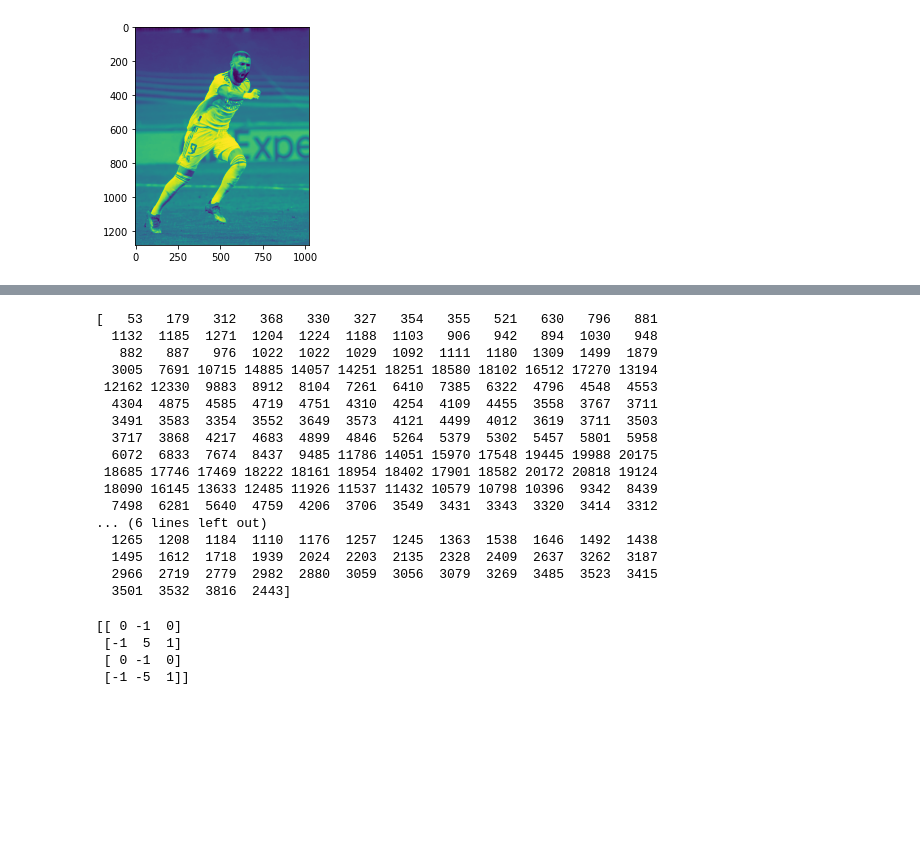
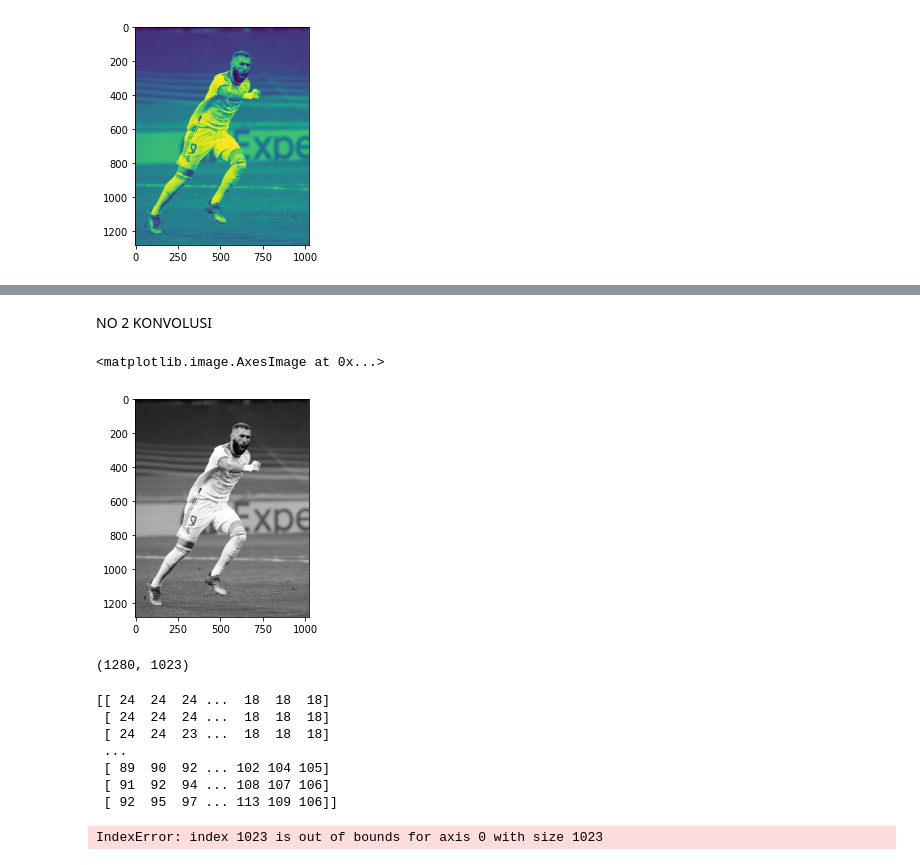
Before and after one commit to shafaio/PCD-Dasar, a Jupyter notebook: MODUL 1/jurnal.ipynb, the cells around one changed output, grey strips where cells are left out. Cells and saved outputs as stored; diff of their text form; code cells hidden in the pictures; blank space fills up the shorter version.

```diff
--- a/MODUL 1/jurnal.ipynb
+++ b/MODUL 1/jurnal.ipynb
@@ -4,5 +7,6 @@ import matplotlib.pyplot as plt
 import numpy as np
 import pandas as pd
 # %%
-img = plt.imread('./275641151_1756478724559799_6264958198694819652_n.jpg')
-imgcv = cv.imread('./275641151_1756478724559799_6264958198694819652_n.jpg')
+# melakukan import real.jpg dalam variabel img dengan library matplotlib
+img = plt.imread('./real.jpg')
+imgcv = cv.imread('./real.jpg')
@@ -66,34 +112,41 @@ plt.bar(grayValue, sumGray/x*y)
+# %% [markdown]
+NO 2 KONVOLUSI
+# %%
+gbr = cv.cvtColor(img, cv.COLOR_BGR2GRAY)
+# menginisialisasi variabel gray yang didalamnya melakukan konversi RGB ke dalam GRAY
+plt.imshow(gbr, cmap='gray')
+# menampilkan citra yang berada pada variabel gbr dengan bantuan library plt dan dengan nilai colormap 'gray/abu-abu'
+# %% [output]
+<matplotlib.image.AxesImage at 0x...>
+[figure, added]
+# %%
+gbr.shape
+# %% [output]
+(1280, 1023)
 # %%
-print(sumGray)
+print(gbr)
 # %% [output]
-[   53   179   312   368   330   327   354   355   521   630   796   881
-  1132  1185  1271  1204  1224  1188  1103   906   942   894  1030   948
-   882   887   976  1022  1022  1029  1092  1111  1180  1309  1499  1879
-  3005  7691 10715 14885 14057 14251 18251 18580 18102 16512 17270 13194
- 12162 12330  9883  8912  8104  7261  6410  7385  6322  4796  4548  4553
-  4304  4875  4585  4719  4751  4310  4254  4109  4455  3558  3767  3711
-  3491  3583  3354  3552  3649  3573  4121  4499  4012  3619  3711  3503
-  3717  3868  4217  4683  4899  4846  5264  5379  5302  5457  5801  5958
-  6072  6833  7674  8437  9485 11786 14051 15970 17548 19445 19988 20175
- 18685 17746 17469 18222 18161 18954 18402 17901 18582 20172 20818 19124
- 18090 16145 13633 12485 11926 11537 11432 10579 10798 10396  9342  8439
-  7498  6281  5640  4759  4206  3706  3549  3431  3343  3320  3414  3312
-... (6 lines left out)
-  1265  1208  1184  1110  1176  1257  1245  1363  1538  1646  1492  1438
-  1495  1612  1718  1939  2024  2203  2135  2328  2409  2637  3262  3187
-  2966  2719  2779  2982  2880  3059  3056  3079  3269  3485  3523  3415
-  3501  3532  3816  2443]
+[[ 24  24  24 ...  18  18  18]
+ [ 24  24  24 ...  18  18  18]
+ [ 24  24  23 ...  18  18  18]
+ ...
+ [ 89  90  92 ... 102 104 105]
+ [ 91  92  94 ... 108 107 106]
+ [ 92  95  97 ... 113 109 106]]
-# %%
-kernel  = np.array([
-    [0, -1, 0],
-    [-1, 5, 1],
-    [0, -1, 0],
-    [-1, -5, 1]
-])
-
-print(kernel)
-# %% [output]
-[[ 0 -1  0]
- [-1  5  1]
- [ 0 -1  0]
- [-1 -5  1]]
+# %%
+kernel  = np.array([ # inisialisasi kernel 4 x 3 pada variabel kernel
+    [0, -1, 0],
+    [-1, 5, -1],
+    [0, -1, 0],
+    [-1, 5, -1]
+    # [0, -1, 0]
+])
+
+konv = np.zeros(gbr.shape)
+for baris in range (x):
+    for kolom in range (y):
+        konv [baris][kolom] = gbr[baris][kolom]*kernel[0][0] + gbr[baris][kolom+1]*kernel[0][1] + gbr[baris][kolom+2]*kernel[0][2]
+        + gbr[baris+1][kolom]*kernel[1][0] + gbr[baris+1][kolom+1]*kernel[1][1] + gbr[baris+1][kolom+2]*kernel[1][2]
+        + gbr[baris+2][kolom]*kernel[2][0] + gbr[baris+2][kolom+1]*kernel[2][1] + gbr[baris+2][kolom+2]*kernel[2][2]
+# %% [output]
+IndexError: index 1023 is out of bounds for axis 0 with size 1023
```
Also changed, not shown: parts of 17 cells of this notebook, 1 other file.
